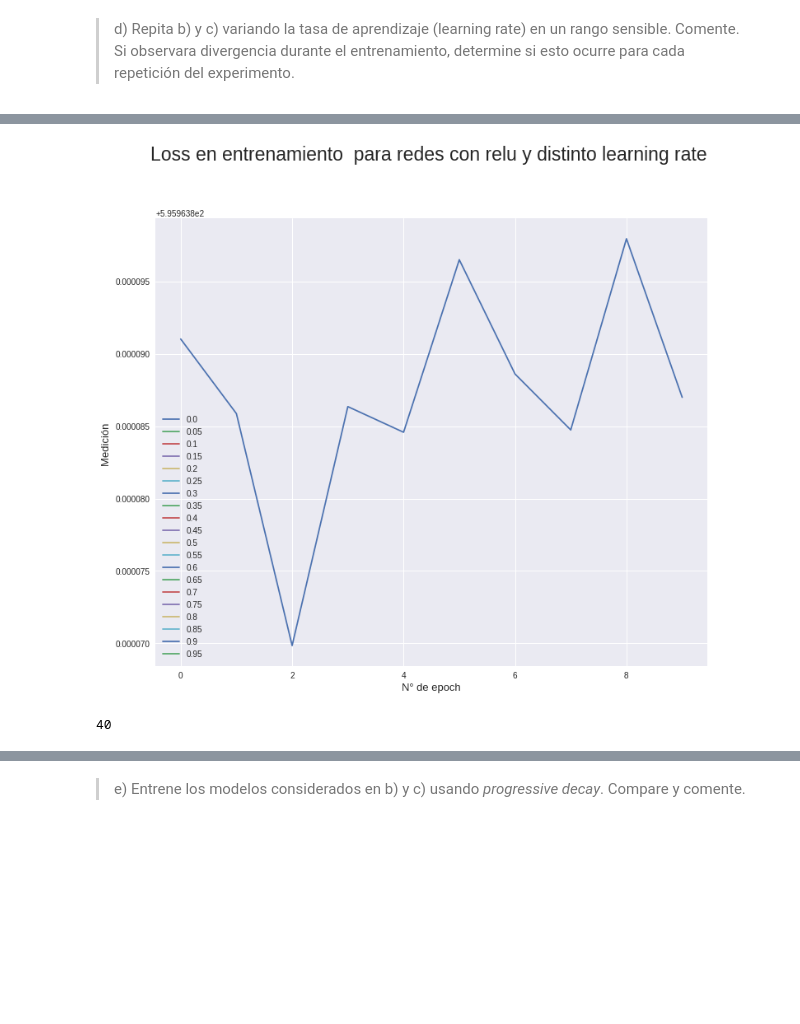
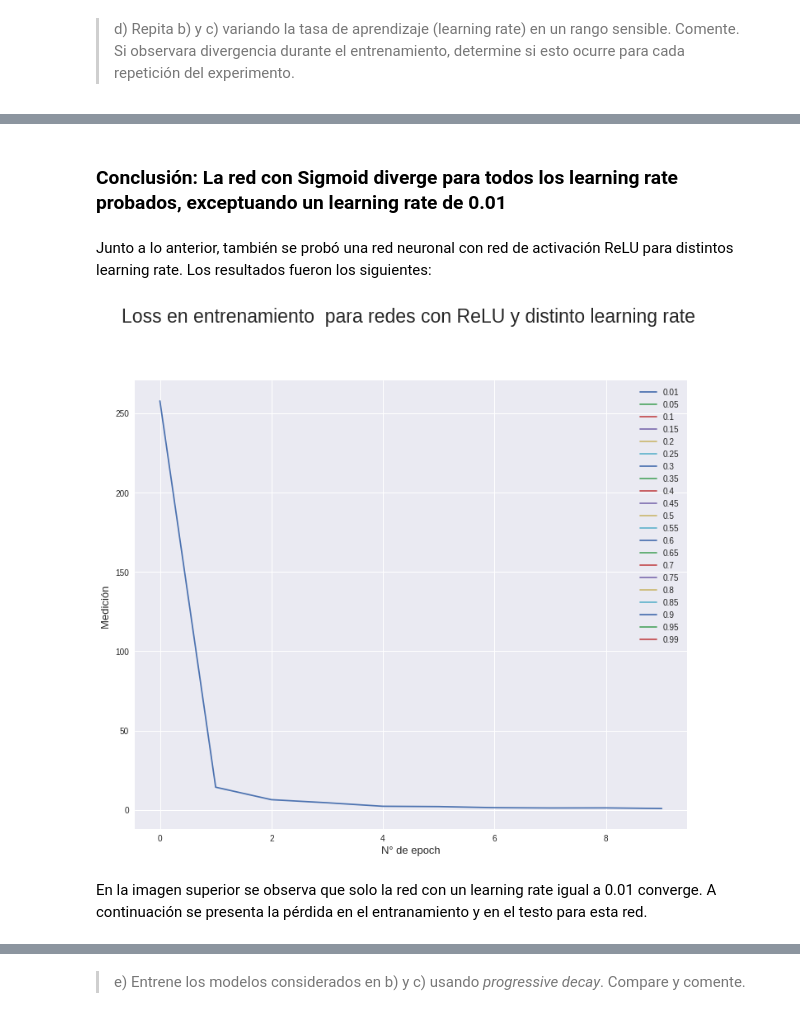
Before and after one commit to nachotp/Tarea1-INF395, a Jupyter notebook: Tarea_1.ipynb, the cells around one changed output, grey strips where cells are left out. Drawn from its saved outputs; the diff is of its cells as text; code cells hidden in the pictures; blank space fills up the shorter version.

```diff
--- a/Tarea_1.ipynb
+++ b/Tarea_1.ipynb
@@ -235,3 +330,2 @@ plt.show()
 # %%
-import numpy as np
-learn_rate_array = [0.0,0.05,0.1,0.15,0.2,0.25,0.3,0.35,0.4,0.45,0.5,0.55,0.6,0.65,0.7,0.75,0.8,0.85,0.9,0.95]
+learn_rate_array = [0.01,0.05,0.1,0.15,0.2,0.25,0.3,0.35,0.4,0.45,0.5,0.55,0.6,0.65,0.7,0.75,0.8,0.85,0.9,0.95,0.99]
@@ -296,0 +402,6 @@ plt.show();
+# %%
+from IPython.display import display
+
+print("Red Sigmoid - Entrenamiento y Testeo - Distintos valores de learning rate:")
+for i in range(0,20):
+  display(loss_sigmoid_array[i])
@@ -297,30 +476,27 @@ plt.show();
+# %% [markdown]
+### Conclusión: La red con Sigmoid diverge para todos los learning rate probados, exceptuando un learning rate de 0.01
+# %% [markdown]
+Junto a lo anterior, también se probó una red neuronal con red de activación ReLU para distintos learning rate. Los resultados fueron los siguientes:
 # %%
-#x = [max(loss_train_sigmoid),max(loss_test_sigmoid)]
-#valor_maximo = max(x)*1.1
-#ARREGLAR
 plt.figure(1, figsize=(12,10))
 
 plt.subplot(111)
-plt.title("Loss en entrenamiento  para redes con relu y distinto learning rate \n", fontsize=23, y=1.07)
+plt.title("Loss en entrenamiento  para redes con ReLU y distinto learning rate \n", fontsize=23, y=1.07)
 contador=0
 for i in range(0,len(loss_relu_array),2):
   try:
     plt.plot(range(len(loss_relu_array[i])), loss_relu_array[i], label=str(round(learn_rate_array[contador],3)))
   except:
     pass
   contador+=1
 
 
-#plt.plot(range(len(loss_sigmoid_array[1])), loss_sigmoid_array[1], label="Loss Test")
 plt.ylabel('Medición ', fontsize=13)
 plt.xlabel('N° de epoch', fontsize=13)
-#plt.ylim(ymax=valor_maximo)
 plt.legend()
 
 plt.show();
 # %% [output]
-[figure, old version]
+[figure, new version]
-# %%
-len(loss_relu_array)
-# %% [output]
-40
+# %% [markdown]
+En la imagen superior se observa que solo la red con un learning rate igual a 0.01 converge. A continuación se presenta la pérdida en el entranamiento y en el testo para esta red.
```
Also changed, not shown: parts of 198 cells of this notebook.
